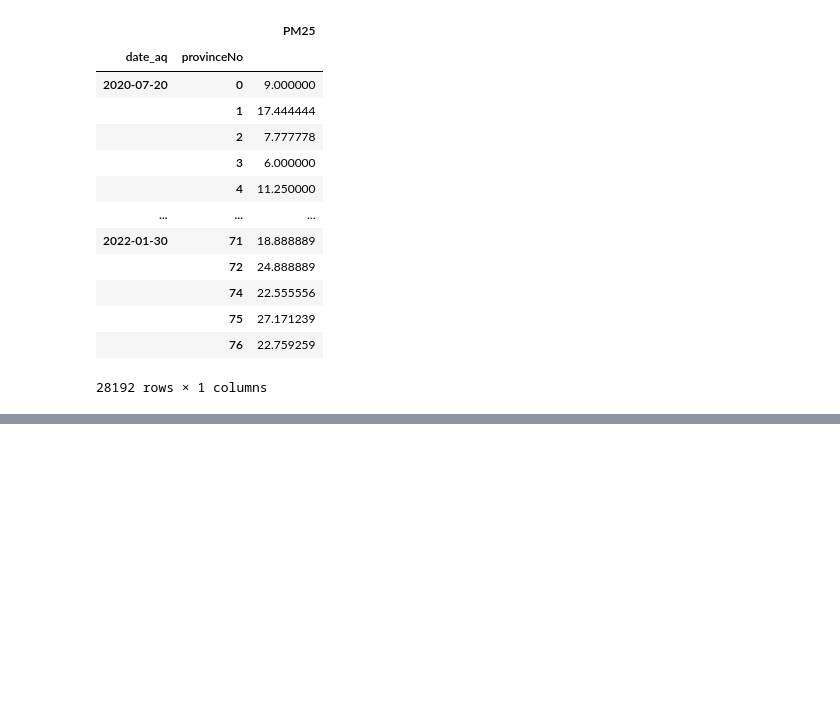
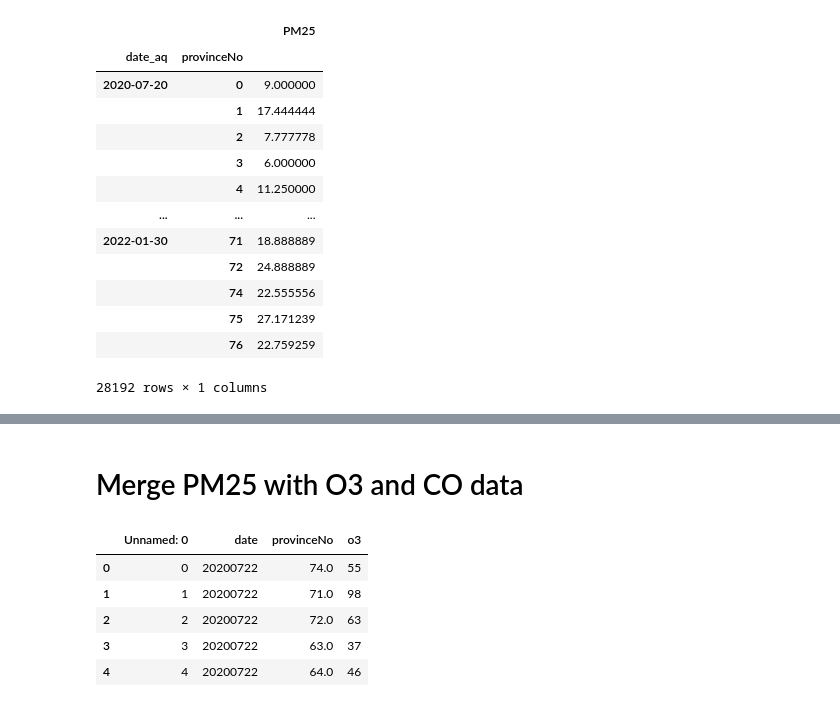
Before and after one commit to Peemajoke/DataSciProject2, a Jupyter notebook: Code/ProjectCode.ipynb, the cells around one changed output, grey strips where cells are left out. Saved outputs shown, nothing was run; the diff lists cells and outputs as text; code cells hidden in the pictures; blank space fills up the shorter version.

Commit message:
merge o3 and pm25
Co-authored-by: Peemaphoj Chumswee <Peemajoke@users.noreply.github.com>
Co-authored-by: Aofff <aof18794@users.noreply.github.com>

```diff
--- a/Code/ProjectCode.ipynb
+++ b/Code/ProjectCode.ipynb
@@ -245,0 +382,2 @@ dfPM25
+# %% [markdown]
+# Merge PM25 with O3 and CO data
@@ -245,0 +386,9 @@ dfPM25
+# %%
+dfO3.head()
+# %% [output]
+|  | Unnamed: 0 | date | provinceNo | o3 |
+| 0 | 0 | 20200722 | 74.0 | 55 |
+| 1 | 1 | 20200722 | 71.0 | 98 |
+| 2 | 2 | 20200722 | 72.0 | 63 |
+| 3 | 3 | 20200722 | 63.0 | 37 |
+| 4 | 4 | 20200722 | 64.0 | 46 |
```
Also changed, not shown: parts of 33 cells of this notebook, 1 other file.
